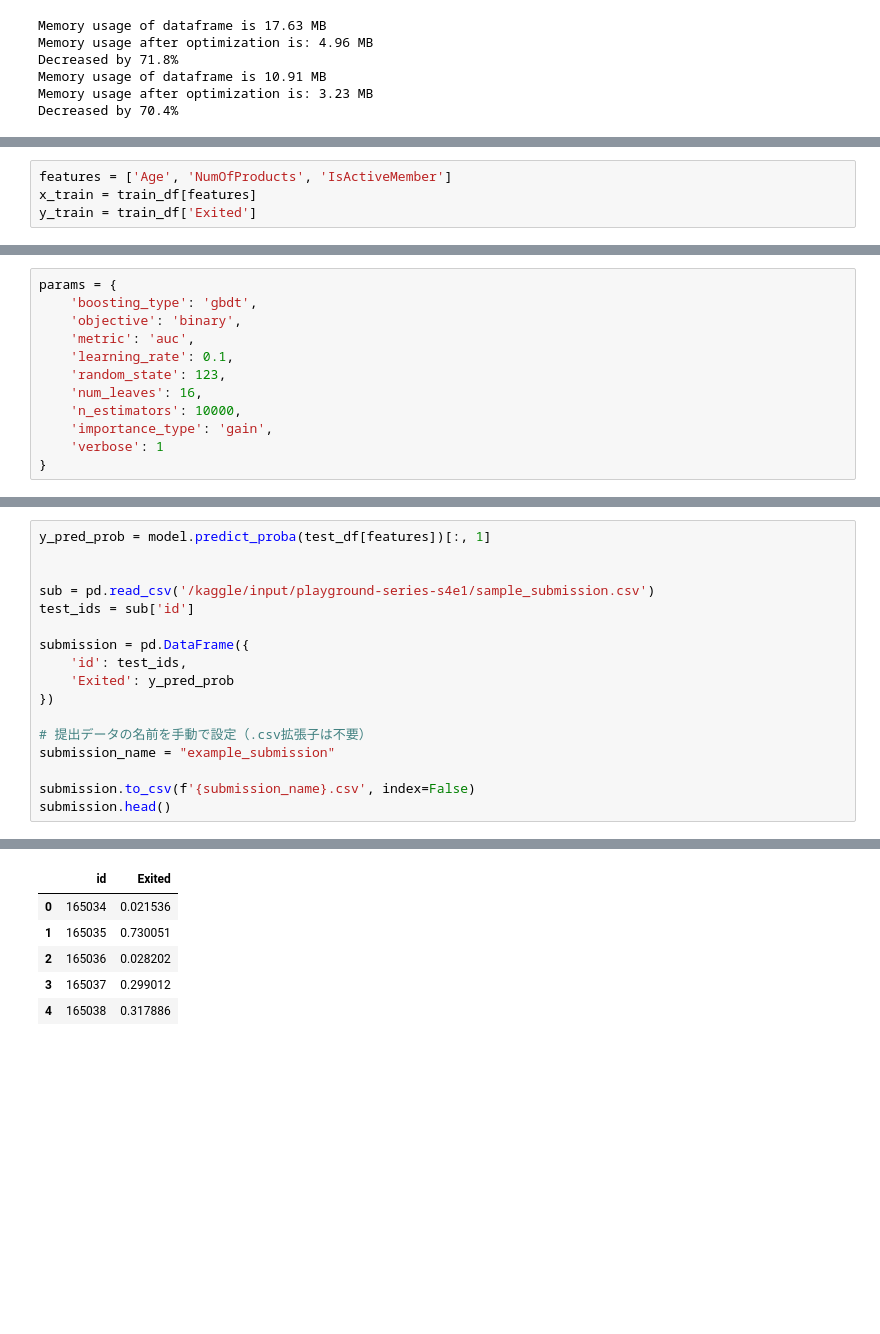
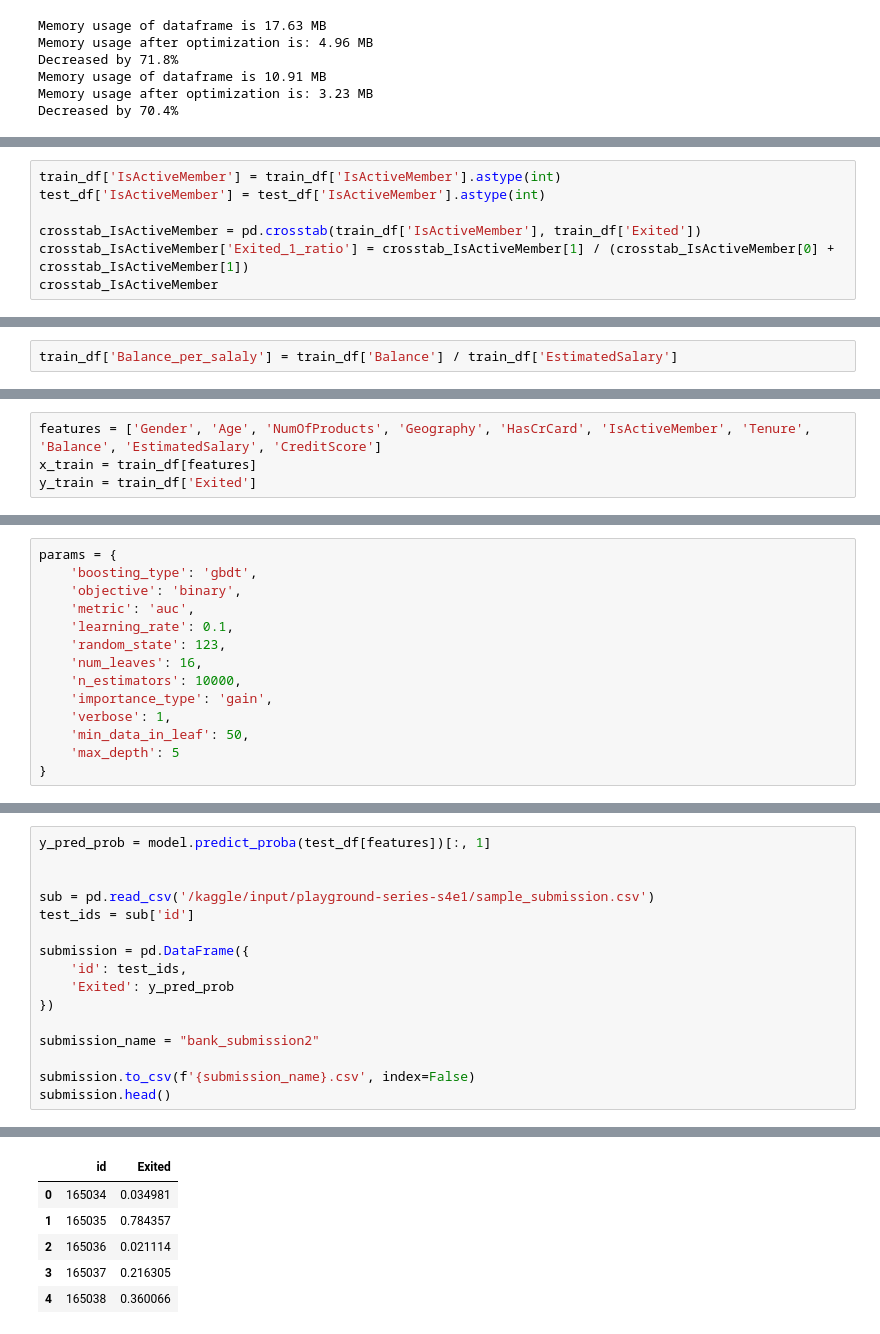
Before and after one commit to skyshine460/Binary-Classification-with-a-Bank-Churn-Dataset, a Jupyter notebook: notebookf7f7e4f5c0.ipynb, the cells around one changed output, grey strips where cells are left out. Cells and saved outputs as stored; diff of their text form; blank space fills up the shorter version.

```diff
--- a/notebookf7f7e4f5c0.ipynb
+++ b/notebookf7f7e4f5c0.ipynb
@@ -144,0 +402,7 @@ Decreased by 70.4%
+# %%
+train_df['IsActiveMember'] = train_df['IsActiveMember'].astype(int)
+test_df['IsActiveMember'] = test_df['IsActiveMember'].astype(int)
+
+crosstab_IsActiveMember = pd.crosstab(train_df['IsActiveMember'], train_df['Exited'])
+crosstab_IsActiveMember['Exited_1_ratio'] = crosstab_IsActiveMember[1] / (crosstab_IsActiveMember[0] + crosstab_IsActiveMember[1])
+crosstab_IsActiveMember
@@ -144,0 +427,2 @@ Decreased by 70.4%
+# %%
+train_df['Balance_per_salaly'] = train_df['Balance'] / train_df['EstimatedSalary']
@@ -145,5 +439,5 @@ Decreased by 70.4%
 # %%
-features = ['Age', 'NumOfProducts', 'IsActiveMember']
+features = ['Gender', 'Age', 'NumOfProducts', 'Geography', 'HasCrCard', 'IsActiveMember', 'Tenure', 'Balance', 'EstimatedSalary', 'CreditScore']
 x_train = train_df[features]
 y_train = train_df['Exited']
 # %%
@@ -171,7 +467,9 @@ params = {
     'num_leaves': 16,
     'n_estimators': 10000,
     'importance_type': 'gain',
-    'verbose': 1
+    'verbose': 1,
+    'min_data_in_leaf': 50,
+    'max_depth': 5
 }
 # %%
 model = lgb.LGBMClassifier(**params)
@@ -334,8 +637,7 @@ submission = pd.DataFrame({
     'Exited': y_pred_prob
 })
 
-# 提出データの名前を手動で設定（.csv拡張子は不要）
-submission_name = "example_submission"
+submission_name = "bank_submission2"
 
 submission.to_csv(f'{submission_name}.csv', index=False)
 submission.head()
@@ -343,6 +646,6 @@ submission.head()
 |  | id | Exited |
-| 0 | 165034 | 0.021536 |
-| 1 | 165035 | 0.730051 |
-| 2 | 165036 | 0.028202 |
-| 3 | 165037 | 0.299012 |
-| 4 | 165038 | 0.317886 |
+| 0 | 165034 | 0.034981 |
+| 1 | 165035 | 0.784357 |
+| 2 | 165036 | 0.021114 |
+| 3 | 165037 | 0.216305 |
+| 4 | 165038 | 0.360066 |
```
Also changed, not shown: parts of 53 cells of this notebook.
